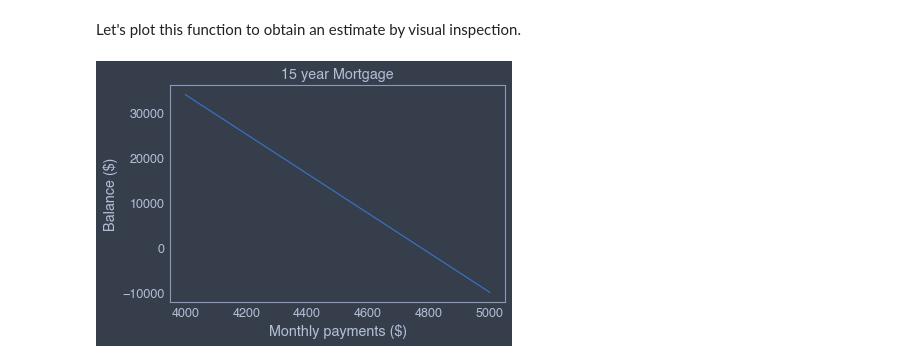
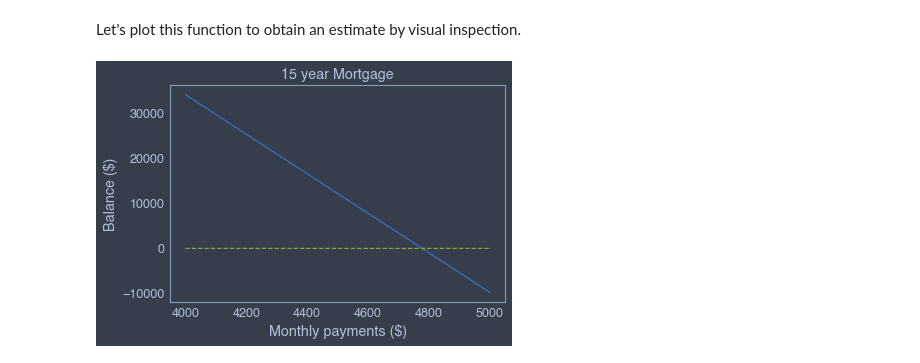
Before and after one commit to Marlon-Gomes/Foundations-of-Quantitative-Finance, a Jupyter notebook: Lecture 1/Lecture 1.ipynb, the cells around one changed output. Saved outputs shown, nothing was run; the diff lists cells and outputs as text; code cells hidden in the pictures.

```diff
--- a/Lecture 1/Lecture 1.ipynb
+++ b/Lecture 1/Lecture 1.ipynb
@@ -1026,15 +1009,17 @@ Let's plot this function to obtain an estimate by visual inspection.
 # %%
 # Data for plotting
 t = np.arange(4000, 5000, 0.1)
 s = np.array([fxMortgage(p) for p in t])
+intercept = np.zeros(len(t))
 
 fig, ax = plt.subplots(figsize = (6,4))
 ax.plot(t, s)
+ax.plot(t,intercept, '--')
 
 ax.set(xlabel='Monthly payments ($)', ylabel='Balance ($)',
        title='15 year Mortgage')
 ax.grid()
 
 plt.show()
 # %% [output]
-[figure, old version]
+[figure, new version]
```
Also changed, not shown: parts of 50 cells of this notebook, 2 other files.
